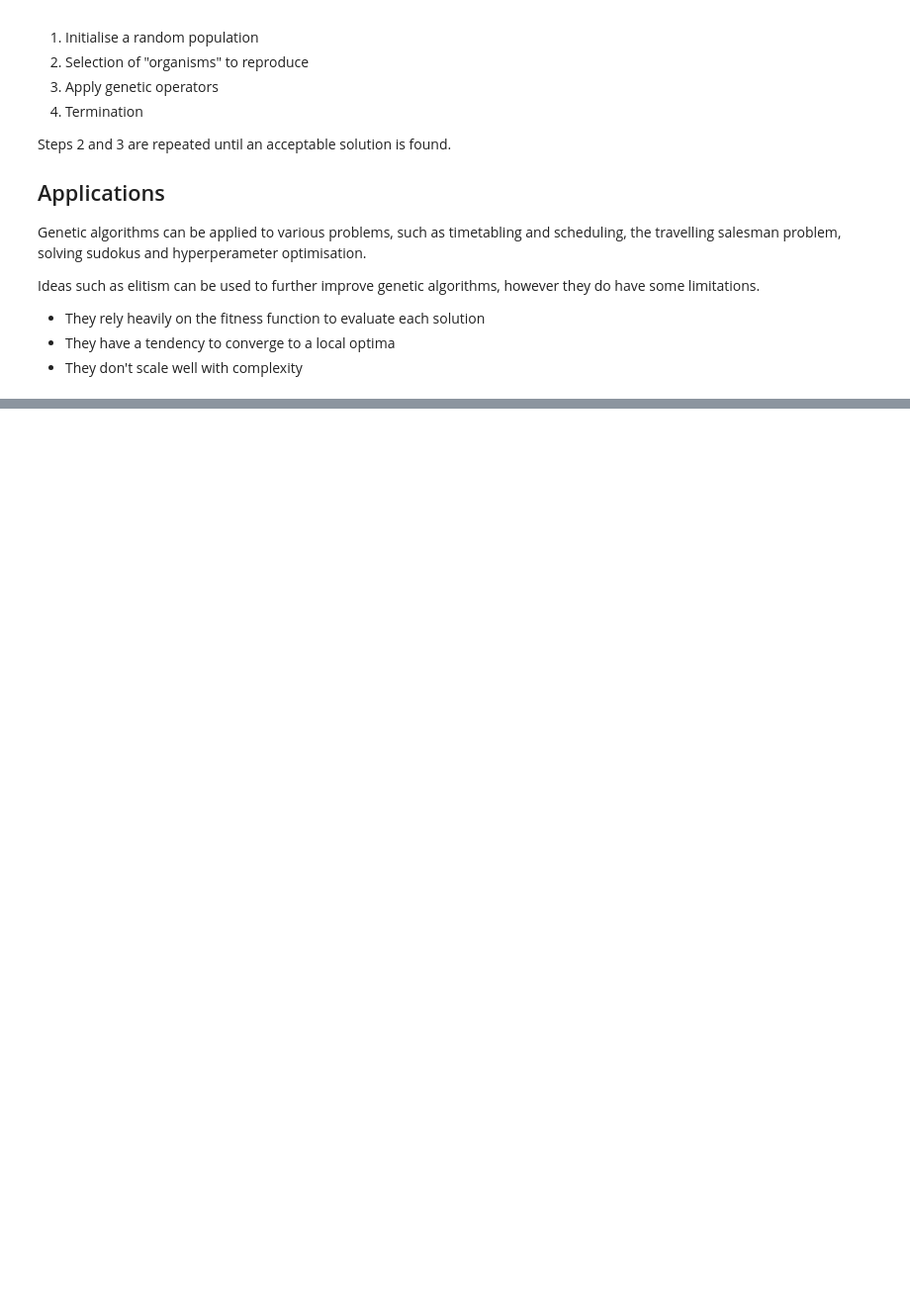
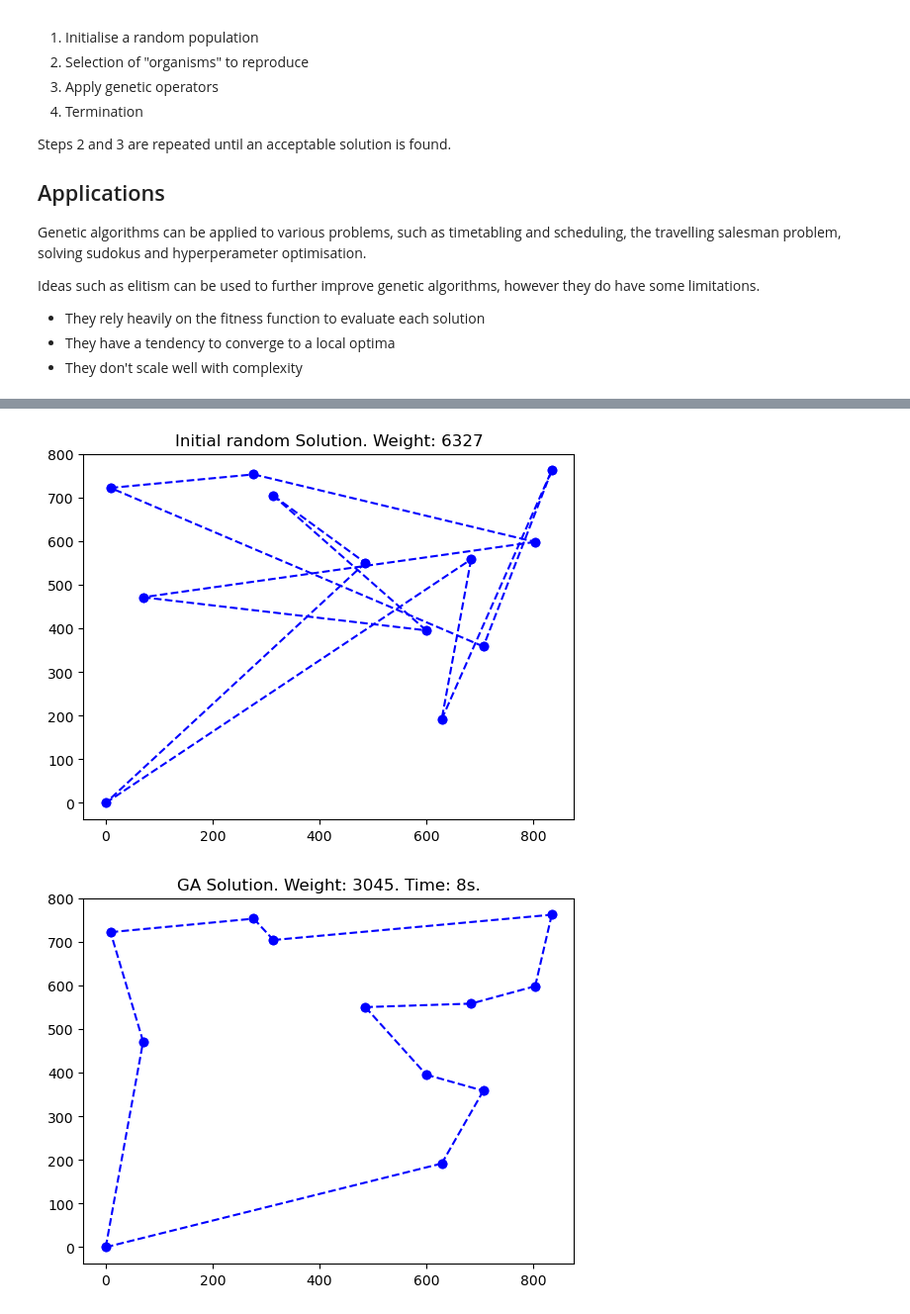
Before and after one commit to goshawk22/ma124-ml, a Jupyter notebook: section_b/GA.ipynb, the cells around one changed output, grey strips where cells are left out. Shown at 99% size. Saved outputs shown, nothing was run; the diff lists cells and outputs as text; code cells hidden in the pictures; blank space fills up the shorter version.

```diff
--- a/section_b/GA.ipynb
+++ b/section_b/GA.ipynb
@@ -26,0 +34,9 @@ Ideas such as elitism can be used to further improve genetic algorithms, however
+# %%
+def create_nodes(n_nodes):
+    nodes = []
+    for _ in range(n_nodes):
+        nodes.append((np.random.randint(0,1000), np.random.randint(0,1000)))
+
+    return nodes
+
+nodes = create_nodes(11)
@@ -26,0 +203,52 @@ Ideas such as elitism can be used to further improve genetic algorithms, however
+# %%
+# Plot graphs
+import matplotlib.pyplot as plt
+
+x_values = [0, nodes[0][0]]
+y_values = [0, nodes[0][1]]
+plt.plot(x_values, y_values, 'bo', linestyle="--")
+
+for n_i in range(len(best_nodes) - 1):
+    x_values = [nodes[n_i][0], nodes[n_i + 1][0]]
+    y_values = [nodes[n_i][1], nodes[n_i + 1][1]]
+    plt.plot(x_values, y_values, 'bo', linestyle="--")
+
+x_values = [nodes[len(nodes) - 1][0], 0]
+y_values = [nodes[len(nodes) - 1][1], 0]
+plt.plot(x_values, y_values, 'bo', linestyle="--")
+plt.title("Initial random Solution. Weight: " + str(int(TSP(nodes, origin, False).get_score())))
+
+plt.show()
+
+x_values = [0, best_nodes[0][0]]
+y_values = [0, best_nodes[0][1]]
+plt.plot(x_values, y_values, 'bo', linestyle="--")
+
+for n_i in range(len(best_nodes) - 1):
+    x_values = [best_nodes[n_i][0], best_nodes[n_i + 1][0]]
+    y_values = [best_nodes[n_i][1], best_nodes[n_i + 1][1]]
+    plt.plot(x_values, y_values, 'bo', linestyle="--")
+
+x_values = [best_nodes[len(best_nodes) - 1][0], 0]
+y_values = [best_nodes[len(best_nodes) - 1][1], 0]
+plt.plot(x_values, y_values, 'bo', linestyle="--")
+plt.title("GA Solution. Weight: " + str(int(population[0].get_score())) + ". Time: " + str(ga_time) + "s.")
+plt.show()
+
+x_values = [0, best_path[0][0]]
+y_values = [0, best_path[0][1]]
+plt.plot(x_values, y_values, 'bo', linestyle="--")
+
+for n_i in range(len(best_path) - 1):
+    x_values = [best_path[n_i][0], best_path[n_i + 1][0]]
+    y_values = [best_path[n_i][1], best_path[n_i + 1][1]]
+    plt.plot(x_values, y_values, 'bo', linestyle="--")
+
+x_values = [best_path[len(best_path) - 1][0], 0]
+y_values = [best_path[len(best_path) - 1][1], 0]
+plt.plot(x_values, y_values, 'bo', linestyle="--")
+plt.title("Brute Force Solution. Weight: " + str(int(min_path_weight)) + ". Time: " + str(bf_time) + "s.")
+plt.show()
+# %% [output]
+[figure, added]
+[figure, added]
```
Also changed, not shown: parts of 6 cells of this notebook.
